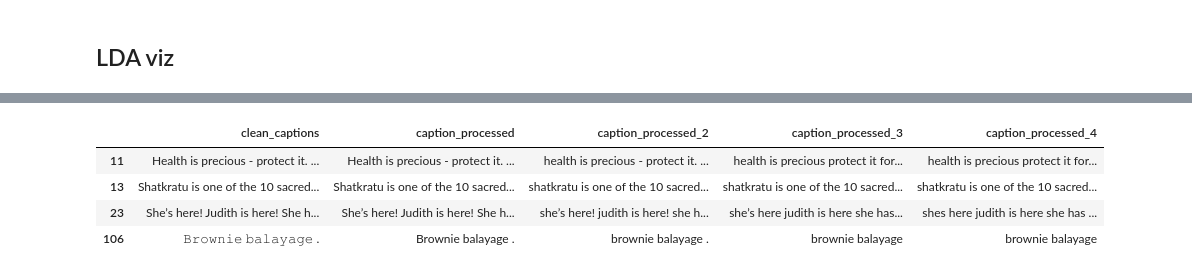
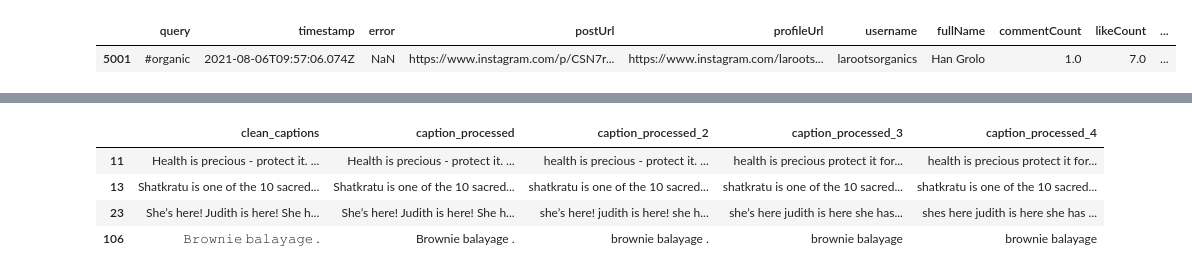
Before and after one commit to Appymp/Agridata_mining, a Jupyter notebook: Thesis_proj_v2.ipynb, the cells around one changed output, grey strips where cells are left out. Cells and saved outputs as stored; diff of their text form; code cells hidden in the pictures.

```diff
--- a/Thesis_proj_v2.ipynb
+++ b/Thesis_proj_v2.ipynb
@@ -119,2 +90,0 @@ df_updated.head(100)
-# %% [markdown]
-## LDA viz
@@ -123,3 +91,9 @@ df_updated.head(100)
+# %%
+df_updated=new_cols(organic)
+df_updated.tail(1)
+# %% [output]
+|  | query | timestamp | error | postUrl | profileUrl | username | fullName | commentCount | likeCount | ... |
+| 5001 | #organic | 2021-08-06T09:57:06.074Z | NaN | https://www.instagram.com/p/CSN7r... | https://www.instagram.com/laroots... | larootsorganics | Han Grolo | 1.0 | 7.0 | ... |
 # %%
 #Use this template to update the columns order
 cols = df_updated.columns.tolist()
```
Also changed, not shown: parts of 21 cells of this notebook.
